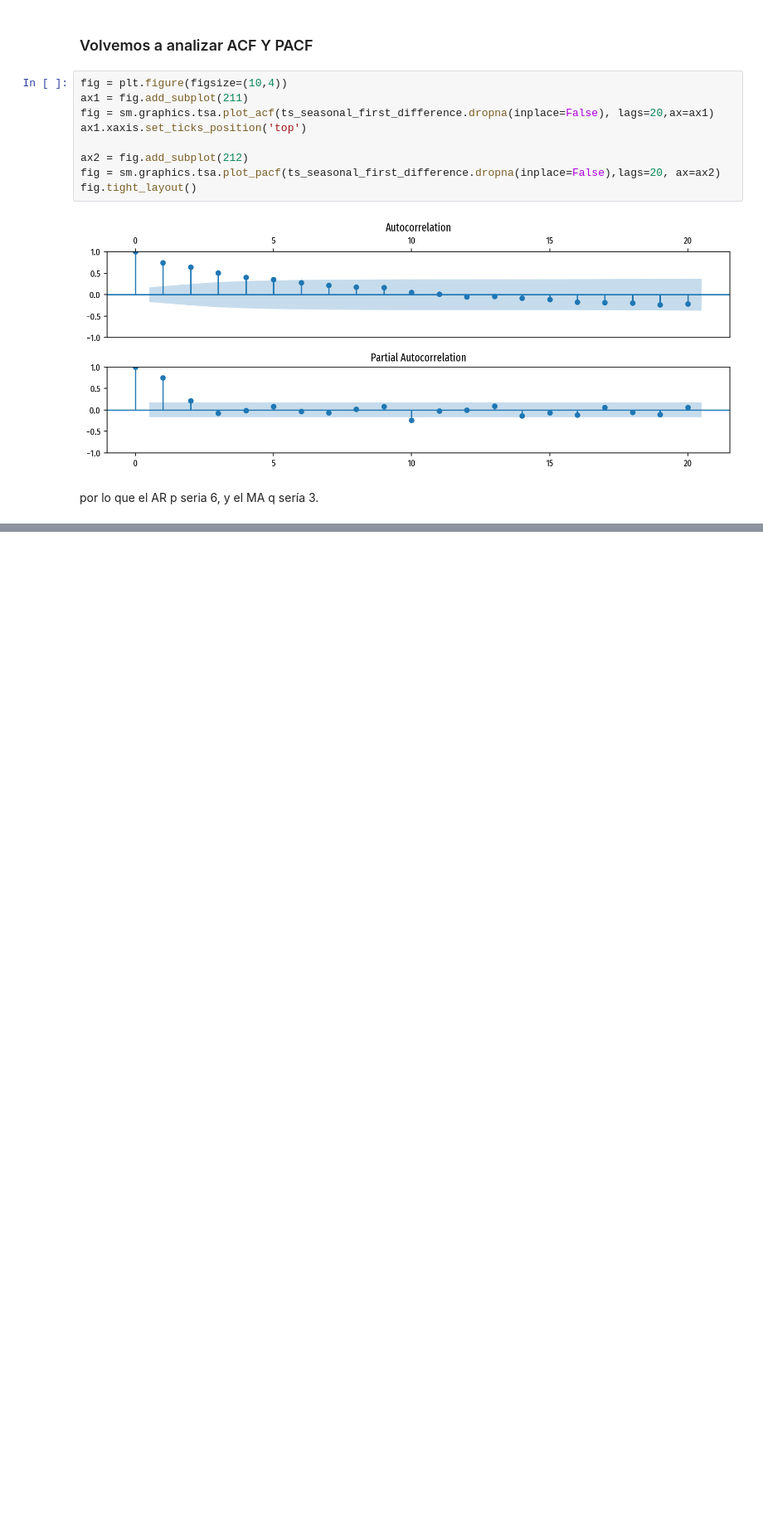
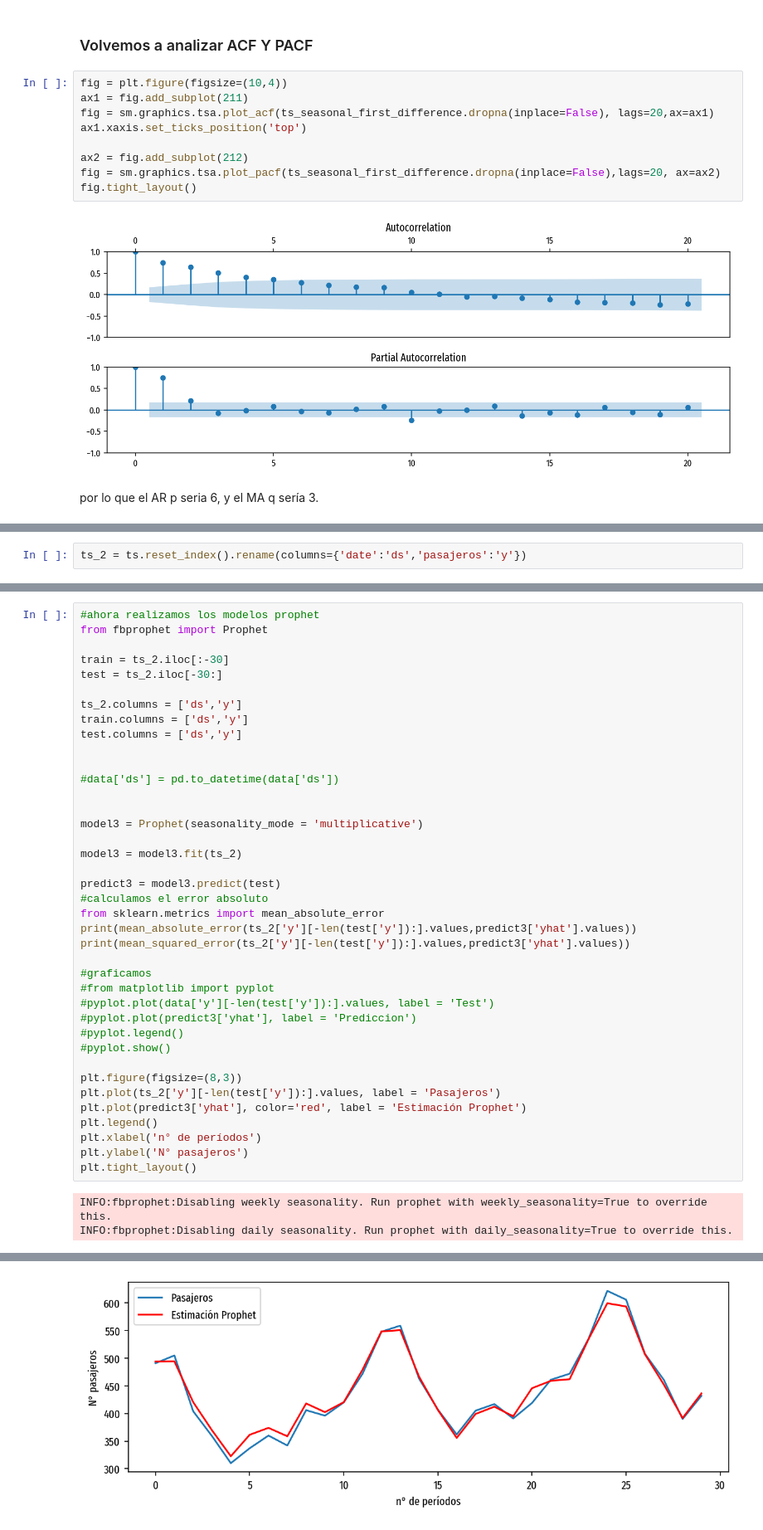
Before and after one commit to fabianigual/examen-2, a Jupyter notebook: examen-2.ipynb, the cells around one changed output, grey strips where cells are left out. Shown at 83% size. Drawn from its saved outputs; the diff is of its cells as text; blank space fills up the shorter version.

```diff
--- a/examen-2.ipynb
+++ b/examen-2.ipynb
@@ -247,0 +407,2 @@ por lo que el AR p seria 6, y el MA q sería 3.
+# %%
+ts_2 = ts.reset_index().rename(columns={'date':'ds','pasajeros':'y'})
@@ -247,0 +420,42 @@ por lo que el AR p seria 6, y el MA q sería 3.
+# %%
+#ahora realizamos los modelos prophet
+from fbprophet import Prophet
+
+train = ts_2.iloc[:-30]
+test = ts_2.iloc[-30:]
+
+ts_2.columns = ['ds','y']
+train.columns = ['ds','y']
+test.columns = ['ds','y']
+
+
+#data['ds'] = pd.to_datetime(data['ds'])
+
+
+model3 = Prophet(seasonality_mode = 'multiplicative')
+
+model3 = model3.fit(ts_2)
+
+predict3 = model3.predict(test)
+#calculamos el error absoluto
+from sklearn.metrics import mean_absolute_error
+print(mean_absolute_error(ts_2['y'][-len(test['y']):].values,predict3['yhat'].values))
+print(mean_squared_error(ts_2['y'][-len(test['y']):].values,predict3['yhat'].values))
+
+#graficamos
+#from matplotlib import pyplot
+#pyplot.plot(data['y'][-len(test['y']):].values, label = 'Test')
+#pyplot.plot(predict3['yhat'], label = 'Prediccion')
+#pyplot.legend()
+#pyplot.show()
+
+plt.figure(figsize=(8,3))
+plt.plot(ts_2['y'][-len(test['y']):].values, label = 'Pasajeros')
+plt.plot(predict3['yhat'], color='red', label = 'Estimación Prophet')
+plt.legend()
+plt.xlabel('n° de períodos')
+plt.ylabel('N° pasajeros')
+plt.tight_layout()
+# %% [output]
+INFO:fbprophet:Disabling weekly seasonality. Run prophet with weekly_seasonality=True to override this.
+INFO:fbprophet:Disabling daily seasonality. Run prophet with daily_seasonality=True to override this.
@@ -247,0 +482 @@ por lo que el AR p seria 6, y el MA q sería 3.
+[figure, added]
```
Also changed, not shown: parts of 25 cells of this notebook, 1 other file.
